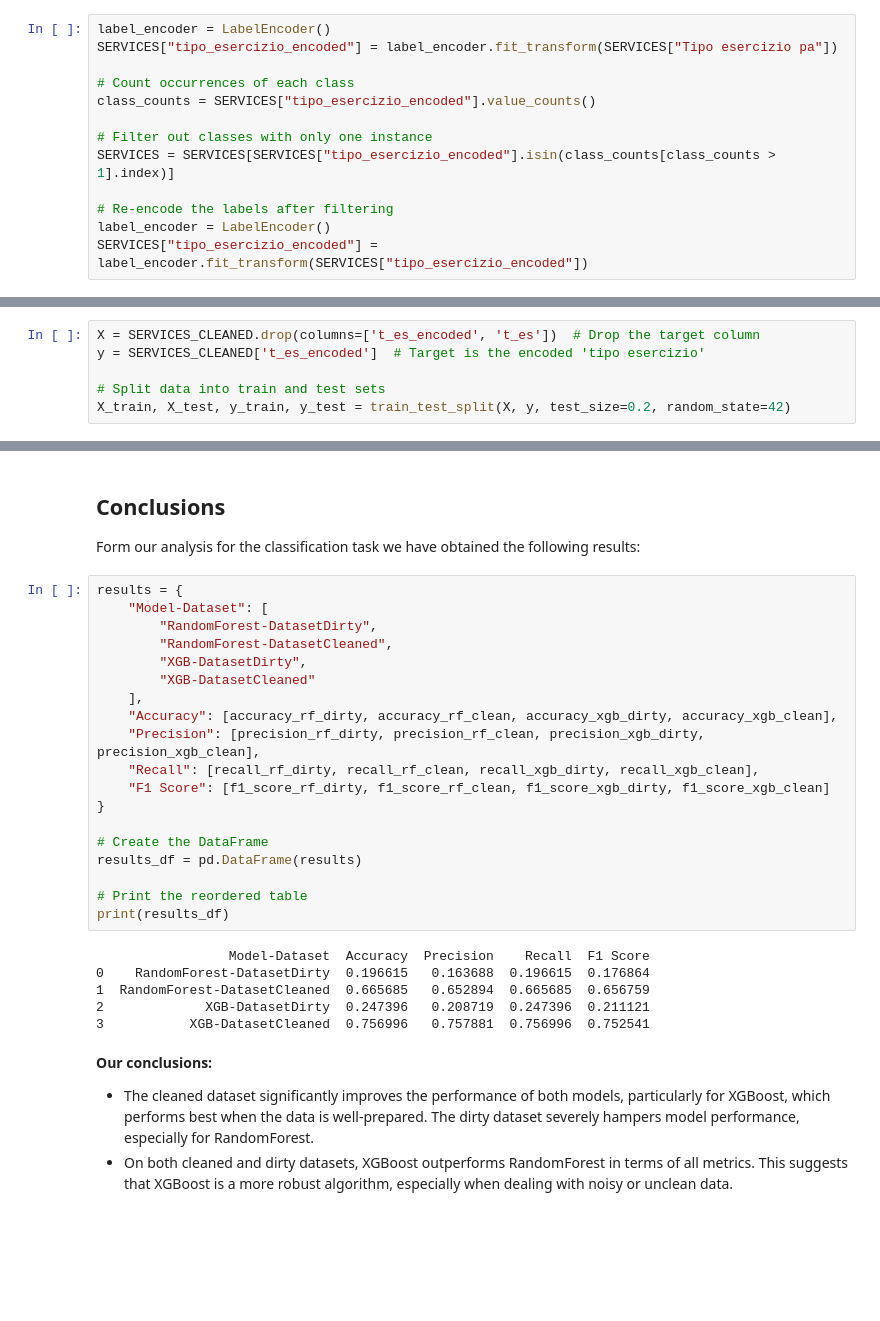
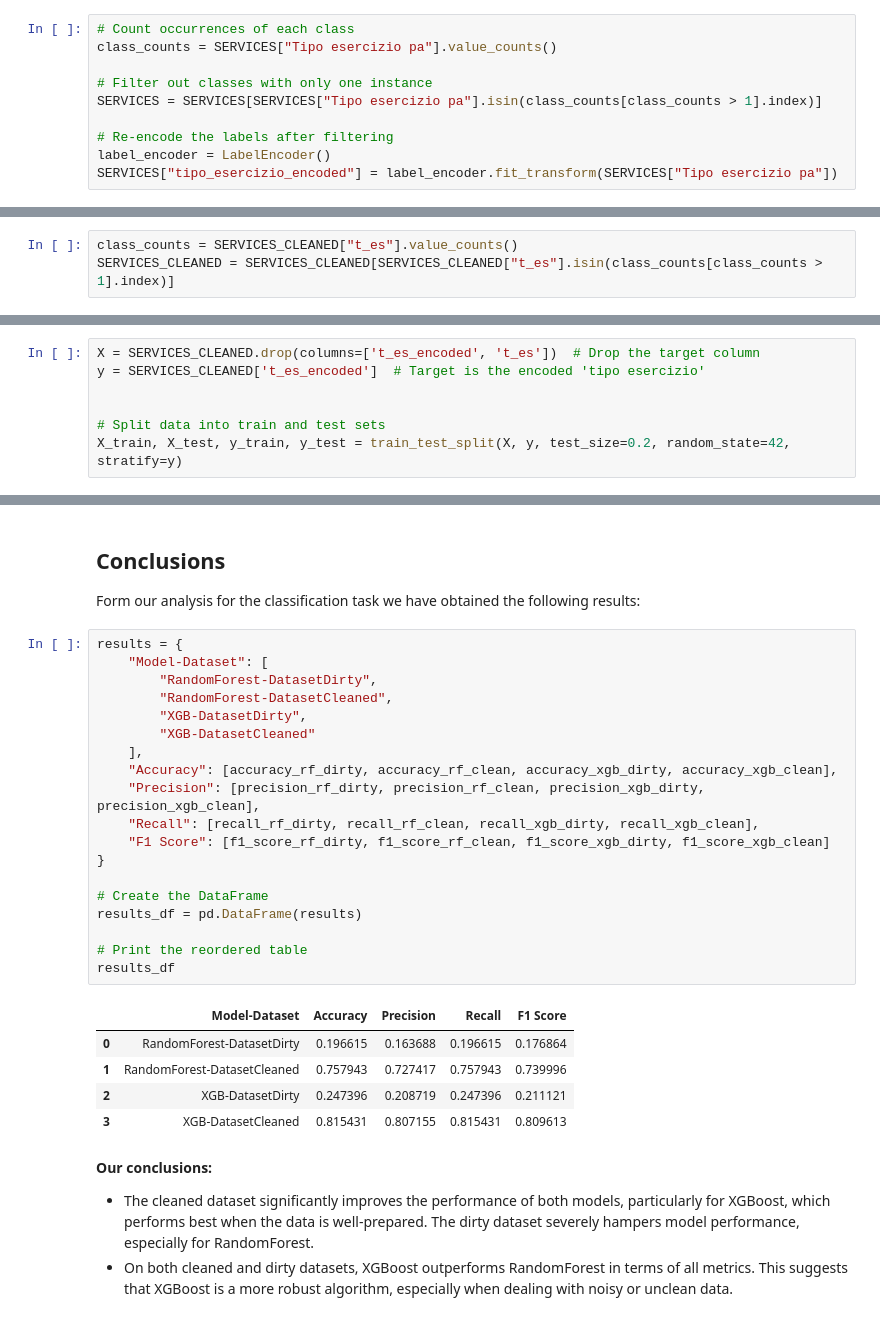
Before and after one commit to madratak/Milan_Services_2012, a Jupyter notebook: notebooks/3-analysis.ipynb, the cells around one changed output, grey strips where cells are left out. Drawn from its saved outputs; the diff is of its cells as text; blank space fills up the shorter version.

```diff
--- a/notebooks/3-analysis.ipynb
+++ b/notebooks/3-analysis.ipynb
@@ -100,16 +129,13 @@ Since the "Tipo esercizio pa" has 103 unique values we have decided to perform a
 # %%
-label_encoder = LabelEncoder()
-SERVICES["tipo_esercizio_encoded"] = label_encoder.fit_transform(SERVICES["Tipo esercizio pa"])
-
 # Count occurrences of each class
-class_counts = SERVICES["tipo_esercizio_encoded"].value_counts()
+class_counts = SERVICES["Tipo esercizio pa"].value_counts()
 
 # Filter out classes with only one instance
-SERVICES = SERVICES[SERVICES["tipo_esercizio_encoded"].isin(class_counts[class_counts > 1].index)]
+SERVICES = SERVICES[SERVICES["Tipo esercizio pa"].isin(class_counts[class_counts > 1].index)]
 
 # Re-encode the labels after filtering
 label_encoder = LabelEncoder()
-SERVICES["tipo_esercizio_encoded"] = label_encoder.fit_transform(SERVICES["tipo_esercizio_encoded"])
+SERVICES["tipo_esercizio_encoded"] = label_encoder.fit_transform(SERVICES["Tipo esercizio pa"])
 # %%
 print(class_counts)
 # %% [output]
@@ -242,3 +274,6 @@ We have encoded the "t_es", "t_via", "zd" as did for the columns "Tipo esercizio
+# %%
+class_counts = SERVICES_CLEANED["t_es"].value_counts()
+SERVICES_CLEANED = SERVICES_CLEANED[SERVICES_CLEANED["t_es"].isin(class_counts[class_counts > 1].index)]
 # %%
 label_encoder = LabelEncoder()
 SERVICES_CLEANED["t_es_encoded"] = label_encoder.fit_transform(SERVICES_CLEANED["t_es"])
@@ -261,8 +296,9 @@ Then we have also tried XGBoost Classifier to improve the accuracy further.
 X = SERVICES_CLEANED.drop(columns=['t_es_encoded', 't_es'])  # Drop the target column
 y = SERVICES_CLEANED['t_es_encoded']  # Target is the encoded 'tipo esercizio'
 
+
 # Split data into train and test sets
-X_train, X_test, y_train, y_test = train_test_split(X, y, test_size=0.2, random_state=42)
+X_train, X_test, y_train, y_test = train_test_split(X, y, test_size=0.2, random_state=42, stratify=y)
 # %%
 # Random Forest Classifier
 
@@ -326,28 +368,28 @@ Form our analysis for the classification task we have obtained the following res
 # %%
 results = {
     "Model-Dataset": [
         "RandomForest-DatasetDirty",
         "RandomForest-DatasetCleaned",
         "XGB-DatasetDirty",
         "XGB-DatasetCleaned"
     ],
     "Accuracy": [accuracy_rf_dirty, accuracy_rf_clean, accuracy_xgb_dirty, accuracy_xgb_clean],
     "Precision": [precision_rf_dirty, precision_rf_clean, precision_xgb_dirty, precision_xgb_clean],
     "Recall": [recall_rf_dirty, recall_rf_clean, recall_xgb_dirty, recall_xgb_clean],
     "F1 Score": [f1_score_rf_dirty, f1_score_rf_clean, f1_score_xgb_dirty, f1_score_xgb_clean]
 }
 
 # Create the DataFrame
 results_df = pd.DataFrame(results)
 
 # Print the reordered table
-print(results_df)
+results_df
 # %% [output]
-                 Model-Dataset  Accuracy  Precision    Recall  F1 Score
-0    RandomForest-DatasetDirty  0.196615   0.163688  0.196615  0.176864
-1  RandomForest-DatasetCleaned  0.665685   0.652894  0.665685  0.656759
-2             XGB-DatasetDirty  0.247396   0.208719  0.247396  0.211121
-3           XGB-DatasetCleaned  0.756996   0.757881  0.756996  0.752541
+|  | Model-Dataset | Accuracy | Precision | Recall | F1 Score |
+| 0 | RandomForest-DatasetDirty | 0.196615 | 0.163688 | 0.196615 | 0.176864 |
+| 1 | RandomForest-DatasetCleaned | 0.757943 | 0.727417 | 0.757943 | 0.739996 |
+| 2 | XGB-DatasetDirty | 0.247396 | 0.208719 | 0.247396 | 0.211121 |
+| 3 | XGB-DatasetCleaned | 0.815431 | 0.807155 | 0.815431 | 0.809613 |
 # %% [markdown]
 **Our conclusions:**
 
```
Also changed, not shown: parts of 21 cells of this notebook.
